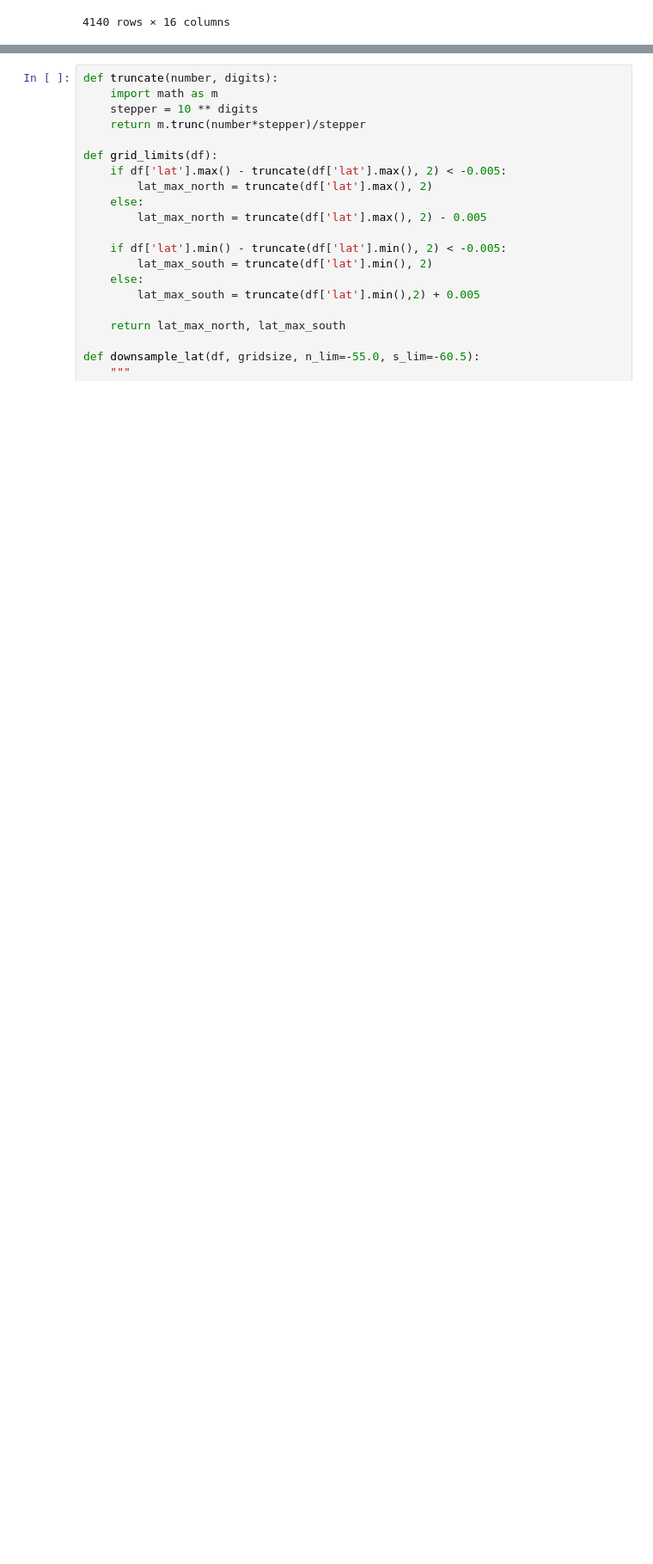
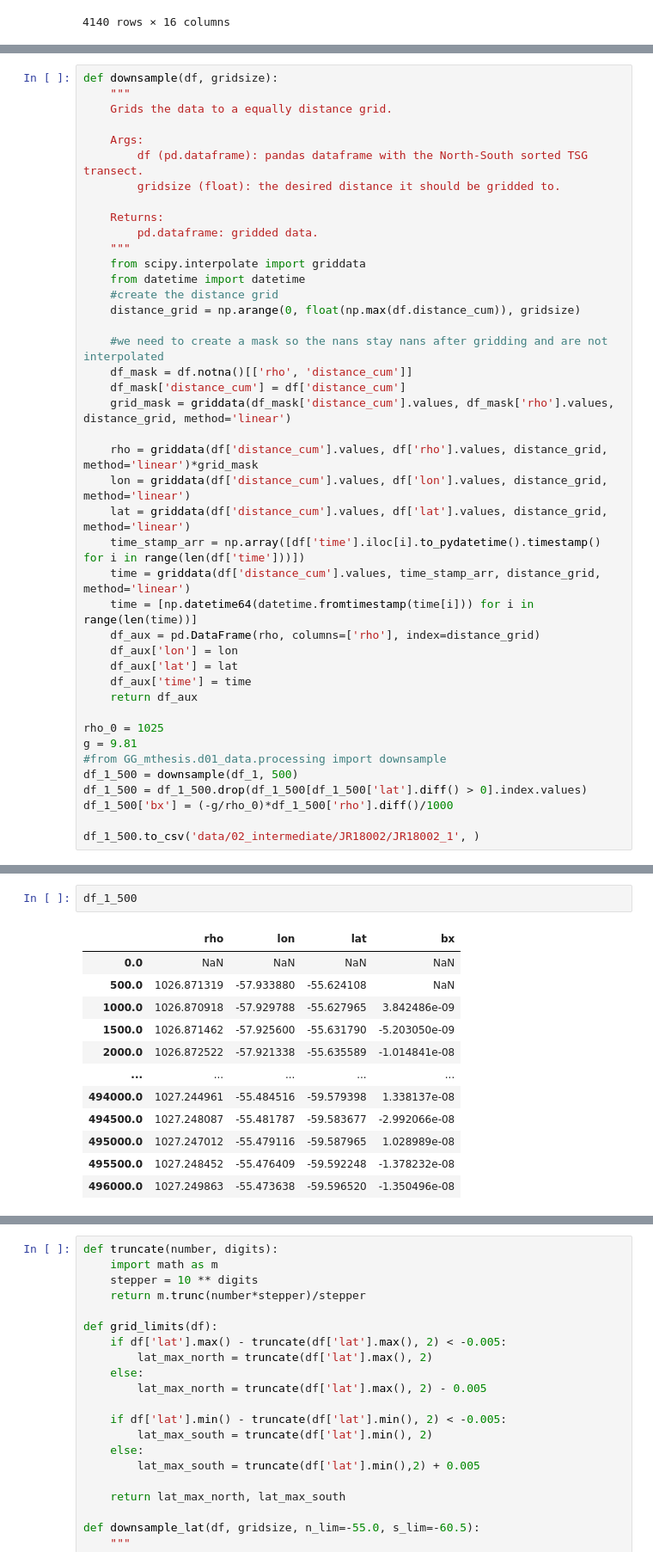
Before and after one commit to gianluccag/frontal_variability_SO, a Jupyter notebook: notebooks/JR18002/1-GG-TSG_preprocessing copy.ipynb, the cells around one changed output, grey strips where cells are left out. Shown at 86% size. Cells and saved outputs as stored; diff of their text form; blank space fills up the shorter version.

```diff
--- a/notebooks/JR18002/1-GG-TSG_preprocessing copy.ipynb
+++ b/notebooks/JR18002/1-GG-TSG_preprocessing copy.ipynb
@@ -802,0 +808,42 @@ df_1_500['bx'] = (-g/rho_0)*df_1_500['rho'].diff()/1000
+# %%
+def downsample(df, gridsize):
+    """
+    Grids the data to a equally distance grid.
+
+    Args:
+        df (pd.dataframe): pandas dataframe with the North-South sorted TSG transect.
+        gridsize (float): the desired distance it should be gridded to.
+
+    Returns:
+        pd.dataframe: gridded data.
+    """
+    from scipy.interpolate import griddata
+    from datetime import datetime
+    #create the distance grid
+    distance_grid = np.arange(0, float(np.max(df.distance_cum)), gridsize)
+
+    #we need to create a mask so the nans stay nans after gridding and are not interpolated
+    df_mask = df.notna()[['rho', 'distance_cum']]
+    df_mask['distance_cum'] = df['distance_cum']
+    grid_mask = griddata(df_mask['distance_cum'].values, df_mask['rho'].values, distance_grid, method='linear')
+
+    rho = griddata(df['distance_cum'].values, df['rho'].values, distance_grid, method='linear')*grid_mask
+    lon = griddata(df['distance_cum'].values, df['lon'].values, distance_grid, method='linear')
+    lat = griddata(df['distance_cum'].values, df['lat'].values, distance_grid, method='linear')
+    time_stamp_arr = np.array([df['time'].iloc[i].to_pydatetime().timestamp() for i in range(len(df['time']))])
+    time = griddata(df['distance_cum'].values, time_stamp_arr, distance_grid, method='linear')
+    time = [np.datetime64(datetime.fromtimestamp(time[i])) for i in range(len(time))]
+    df_aux = pd.DataFrame(rho, columns=['rho'], index=distance_grid)
+    df_aux['lon'] = lon
+    df_aux['lat'] = lat
+    df_aux['time'] = time
+    return df_aux
+
+rho_0 = 1025
+g = 9.81
+#from GG_mthesis.d01_data.processing import downsample
+df_1_500 = downsample(df_1, 500)
+df_1_500 = df_1_500.drop(df_1_500[df_1_500['lat'].diff() > 0].index.values)
+df_1_500['bx'] = (-g/rho_0)*df_1_500['rho'].diff()/1000
+
+df_1_500.to_csv('data/02_intermediate/JR18002/JR18002_1', )
@@ -808,3 +859,18 @@ ax1.plot(df_1_500.index/1000, df_1_500['bx_500'], c='red')
 # %% [output]
 [<matplotlib.lines.Line2D at 0x...>]
 [figure]
+# %%
+df_1_500
+# %% [output]
+|  | rho | lon | lat | bx |
+| 0.0 | NaN | NaN | NaN | NaN |
+| 500.0 | 1026.871319 | -57.933880 | -55.624108 | NaN |
+| 1000.0 | 1026.870918 | -57.929788 | -55.627965 | 3.842486e-09 |
+| 1500.0 | 1026.871462 | -57.925600 | -55.631790 | -5.203050e-09 |
+| 2000.0 | 1026.872522 | -57.921338 | -55.635589 | -1.014841e-08 |
+| ... | ... | ... | ... | ... |
+| 494000.0 | 1027.244961 | -55.484516 | -59.579398 | 1.338137e-08 |
+| 494500.0 | 1027.248087 | -55.481787 | -59.583677 | -2.992066e-08 |
+| 495000.0 | 1027.247012 | -55.479116 | -59.587965 | 1.028989e-08 |
+| 495500.0 | 1027.248452 | -55.476409 | -59.592248 | -1.378232e-08 |
+| 496000.0 | 1027.249863 | -55.473638 | -59.596520 | -1.350496e-08 |
```
Also changed, not shown: parts of 18 cells of this notebook, 1 other file.
